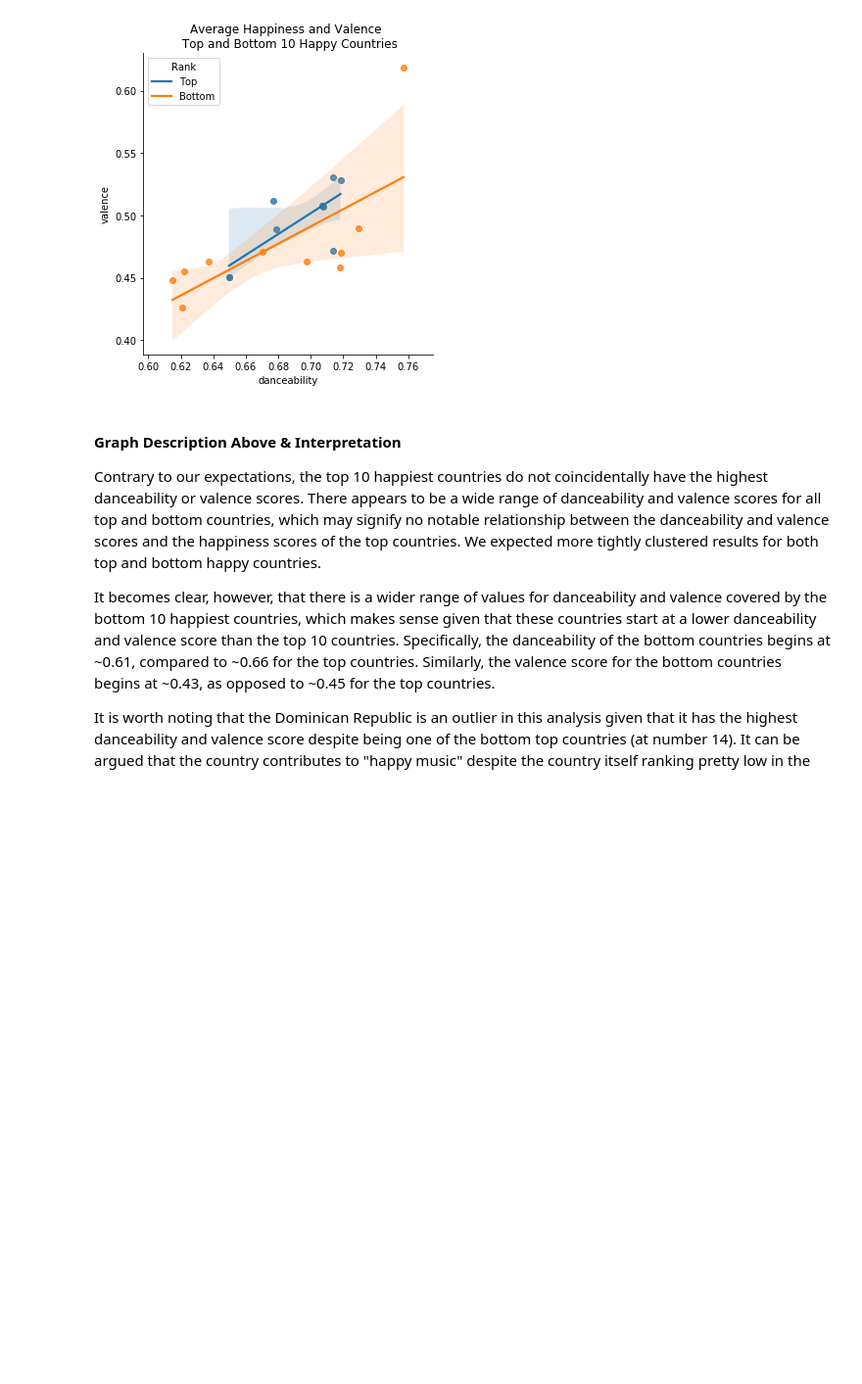
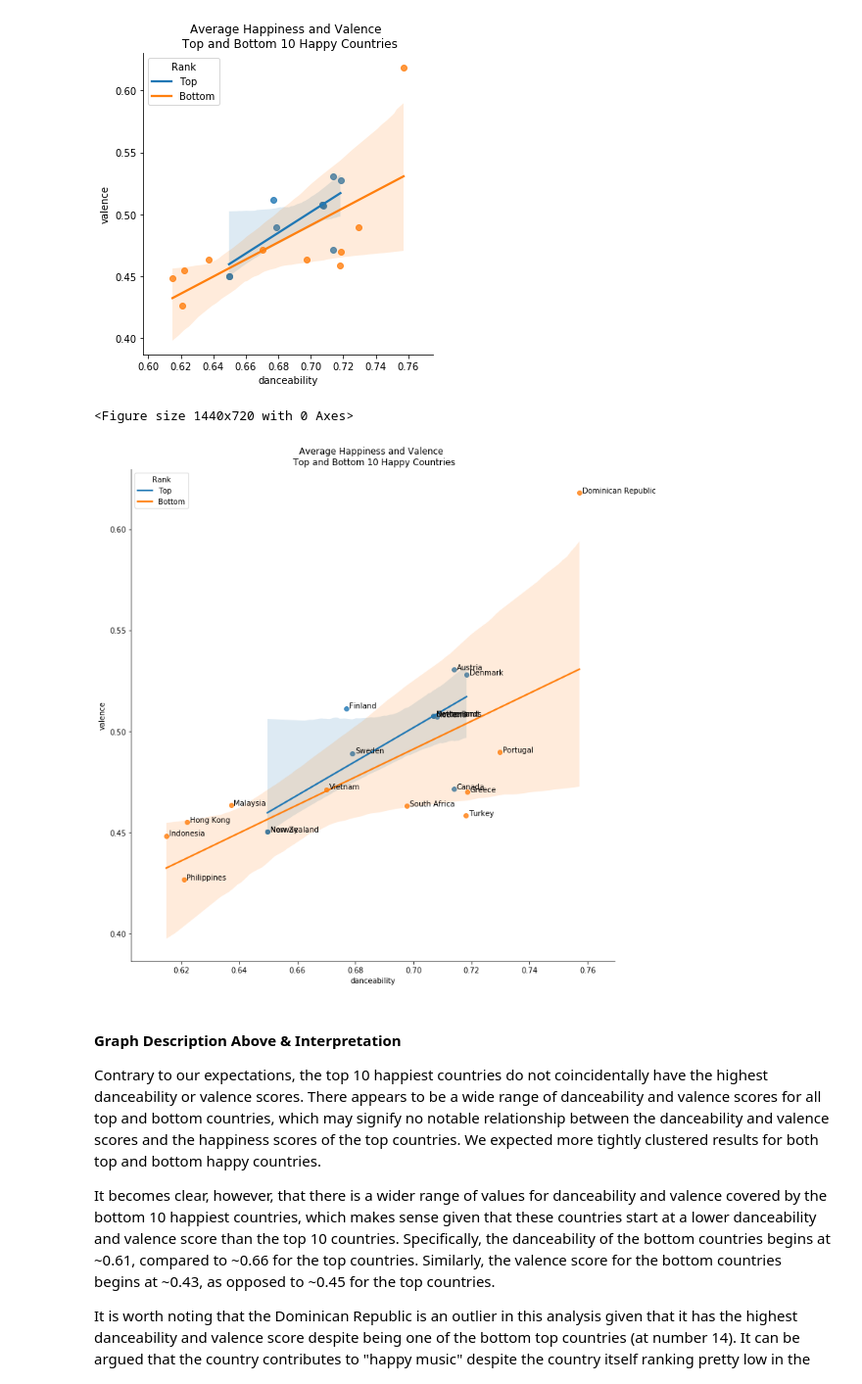
Before and after one commit to Albina-C/INFO-2950-Project, a Jupyter notebook: PROJ 2950.ipynb, the cells around one changed output. Shown at 98% size. Cells and saved outputs as stored; diff of their text form; code cells hidden in the pictures; blank space fills up the shorter version.

```diff
--- a/PROJ 2950.ipynb
+++ b/PROJ 2950.ipynb
@@ -335,6 +335,25 @@ plt.title("Average Happiness and Valence \n Top and Bottom 10 Happy Countries")
 plt.show(scatter)
 # %% [output]
 [figure]
+# %%
+plt.figure(figsize=(20,10))
+p1=sns.lmplot(x='danceability', y='valence', size=10,hue='rank',data=avg, legend=False)
+plt.legend(title='Rank', loc='best', labels=['Top', 'Bottom'])
+
+ax = p1.axes[0,0]
+
+for line in range(0,avg.shape[0]):
+     ax.text(avg.danceability[line]+0.001, avg.valence[line],
+     avg.index[line], horizontalalignment='left',
+     size='medium', color='black')
+
+plt.title("Average Happiness and Valence \n Top and Bottom 10 Happy Countries")
+plt.show()
+
+# fig = plt.scatter
+# %% [output]
+<Figure size 1440x720 with 0 Axes>
+[figure, added]
 # %% [markdown]
 #### Graph Description Above & Interpretation
 <p> Contrary to our expectations, the top 10 happiest countries do not coincidentally have the highest danceability or valence scores. There appears to be a wide range of danceability and valence scores for all top and bottom countries, which may signify no notable relationship between the danceability and valence scores and the happiness scores of the top countries. We expected more tightly clustered results for both top and bottom happy countries. <p>
```
Also changed, not shown: parts of 19 cells of this notebook, 3 other files.
